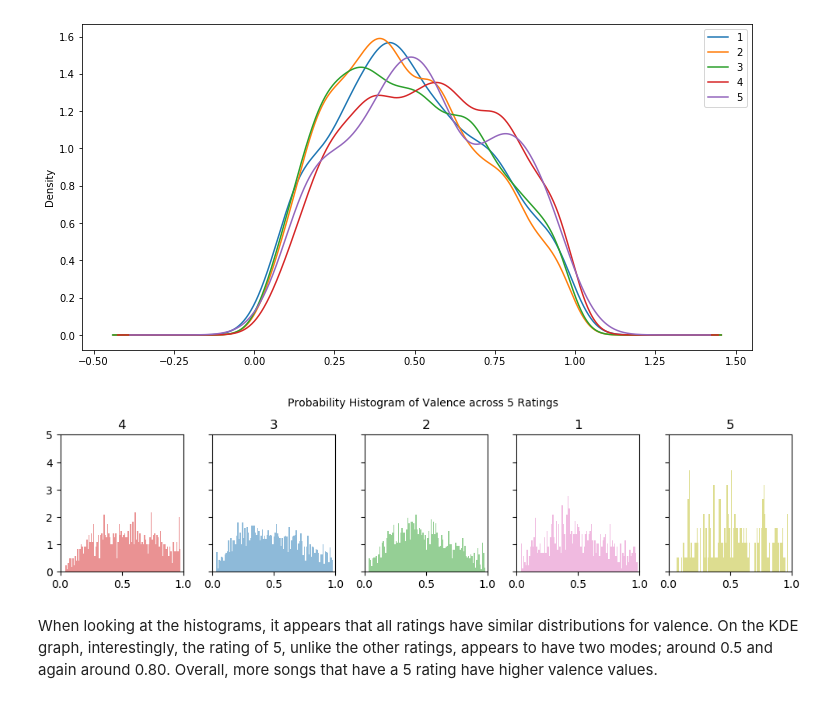
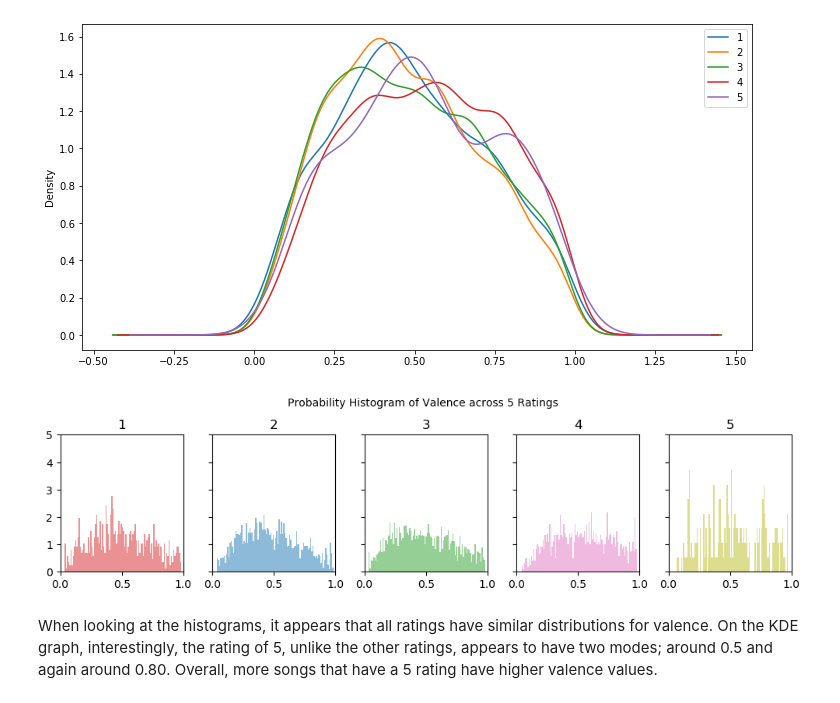
Before and after one commit to adinas94/Spotify_Recommendation_System, a Jupyter notebook: EDA.ipynb, the cells around one changed output. Drawn from its saved outputs; the diff is of its cells as text; code cells hidden in the pictures.

```diff
--- a/EDA.ipynb
+++ b/EDA.ipynb
@@ -597,7 +586,7 @@ Name: danceability, dtype: object
 fig, axes = plt.subplots(1, 5, figsize=(10,2.5), dpi=100, sharex=True, sharey=True)
 colors = ['tab:red', 'tab:blue', 'tab:green', 'tab:pink', 'tab:olive']
 
-for i, (ax, rating) in enumerate(zip(axes.flatten(), [1,2,3,4,5])):
+for i, (ax, rating) in enumerate(zip(axes.flatten(), numberslist)):
     x = df.loc[df.ratings==rating, 'danceability']
     ax.hist(x, alpha=0.5, bins=100, density=True, stacked=True, label=str(rating), color=colors[i])
     ax.set_title(rating)
@@ -644,7 +633,7 @@ Name: speechiness, dtype: object
 fig, axes = plt.subplots(1, 5, figsize=(10,2.5), dpi=100, sharex=True, sharey=True)
 colors = ['tab:red', 'tab:blue', 'tab:green', 'tab:pink', 'tab:olive']
 
-for i, (ax, rating) in enumerate(zip(axes.flatten(), df.ratings.unique())):
+for i, (ax, rating) in enumerate(zip(axes.flatten(), numberslist)):
     x = df.loc[df.ratings==rating, 'speechiness']
     ax.hist(x, alpha=0.5, bins=100, density=True, stacked=True, label=str(rating), color=colors[i])
     ax.set_title(rating)
@@ -675,7 +664,7 @@ Name: acousticness, dtype: object
 fig, axes = plt.subplots(1, 5, figsize=(10,2.5), dpi=100, sharex=True, sharey=True)
 colors = ['tab:red', 'tab:blue', 'tab:green', 'tab:pink', 'tab:olive']
 
-for i, (ax, rating) in enumerate(zip(axes.flatten(), df.ratings.unique())):
+for i, (ax, rating) in enumerate(zip(axes.flatten(), numberslist)):
     x = df.loc[df.ratings==rating, 'acousticness']
     ax.hist(x, alpha=0.5, bins=100, density=True, stacked=True, label=str(rating), color=colors[i])
     ax.set_title(rating)
@@ -722,7 +711,7 @@ Name: liveness, dtype: object
 fig, axes = plt.subplots(1, 5, figsize=(10,2.5), dpi=100, sharex=True, sharey=True)
 colors = ['tab:red', 'tab:blue', 'tab:green', 'tab:pink', 'tab:olive']
 
-for i, (ax, rating) in enumerate(zip(axes.flatten(), df.ratings.unique())):
+for i, (ax, rating) in enumerate(zip(axes.flatten(), numberslist)):
     x = df.loc[df.ratings==rating, 'liveness']
     ax.hist(x, alpha=0.5, bins=100, density=True, stacked=True, label=str(rating), color=colors[i])
     ax.set_title(rating)
@@ -751,18 +740,18 @@ Name: valence, dtype: object
 # %%
 # Plot histograms for valence across 5 ratings
 fig, axes = plt.subplots(1, 5, figsize=(10,2.5), dpi=100, sharex=True, sharey=True)
 colors = ['tab:red', 'tab:blue', 'tab:green', 'tab:pink', 'tab:olive']
 
-for i, (ax, rating) in enumerate(zip(axes.flatten(), df.ratings.unique())):
+for i, (ax, rating) in enumerate(zip(axes.flatten(), numberslist)):
     x = df.loc[df.ratings==rating, 'valence']
     ax.hist(x, alpha=0.5, bins=100, density=True, stacked=True, label=str(rating), color=colors[i])
     ax.set_title(rating)
 
 plt.suptitle('Probability Histogram of Valence across 5 Ratings', y=1.05, size=10)
 ax.set_xlim(0, 1); ax.set_ylim(0, 5);
 plt.tight_layout();
 # %% [output]
-[figure, old version]
+[figure, new version]
 # %% [markdown]
 When looking at the histograms, it appears that all ratings have similar distributions for valence. On the KDE graph, interestingly, the rating of 5, unlike the other ratings, appears to have two modes; around 0.5 and again around 0.80. Overall, more songs that have a 5 rating have higher valence values.
 # %% [markdown]
```
Also changed, not shown: parts of 20 cells of this notebook, 3 other files.
